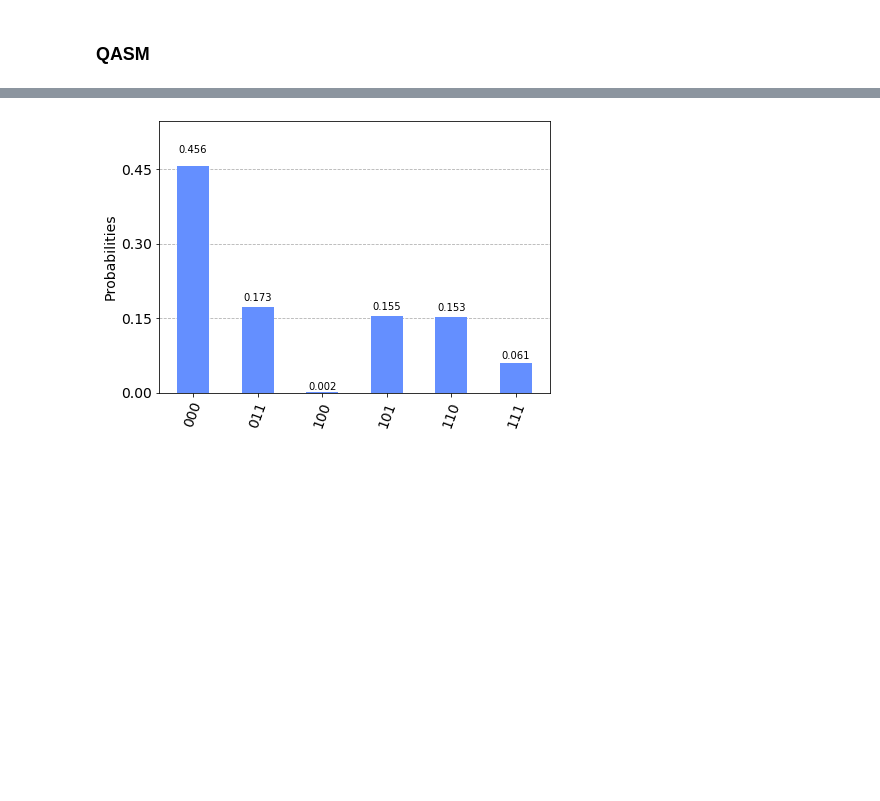
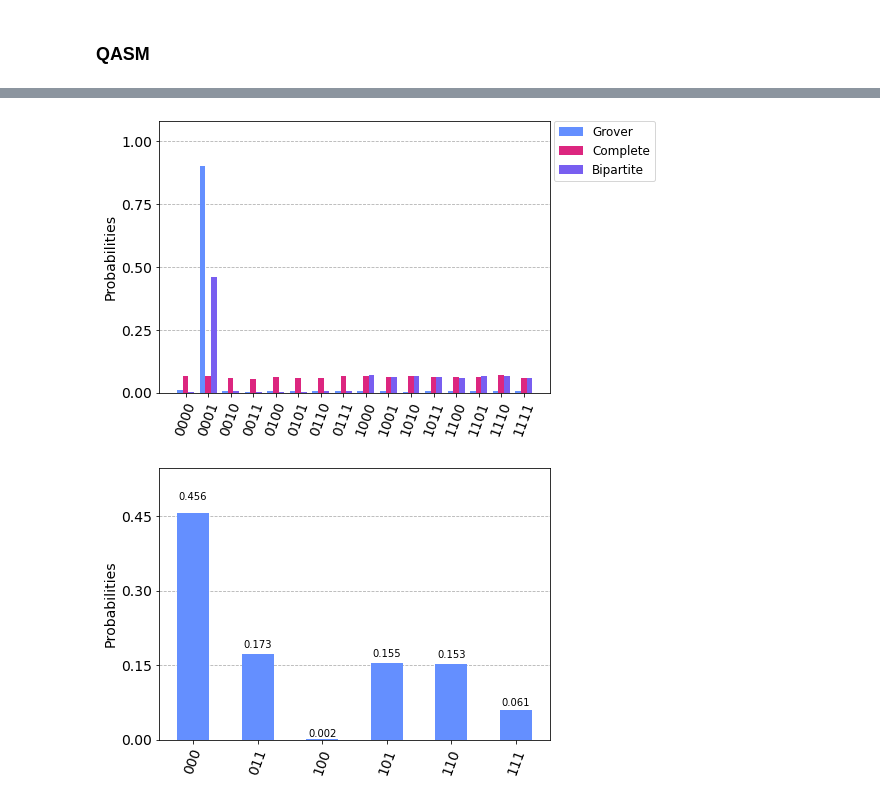
Before and after one commit to JaimePSantos/Dissertation-Tex-Code, a Jupyter notebook: Coding/Qiskit/GroverSearch/allSearch.ipynb, the cells around one changed output, grey strips where cells are left out. Cells and saved outputs as stored; diff of their text form; code cells hidden in the pictures; blank space fills up the shorter version.

```diff
--- a/Coding/Qiskit/GroverSearch/allSearch.ipynb
+++ b/Coding/Qiskit/GroverSearch/allSearch.ipynb
@@ -118,7 +120,9 @@ Bipartite size:  20
 # %%
 # plot_histogram(bQasm)
 # %%
-# plot_histogram([gQasm,cQasm,bQasm],legend=['Grover', 'Complete','Bipartite'],bar_labels=False)
+plot_histogram([gQasm,cQasm,bQasm],legend=['Grover', 'Complete','Bipartite'],bar_labels=False)
+# %% [output]
+[figure, added]
 # %%
 angle = ((np.pi)/3)
 gamma = np.pi
```
Also changed, not shown: parts of 4 cells of this notebook, 12 other files.
